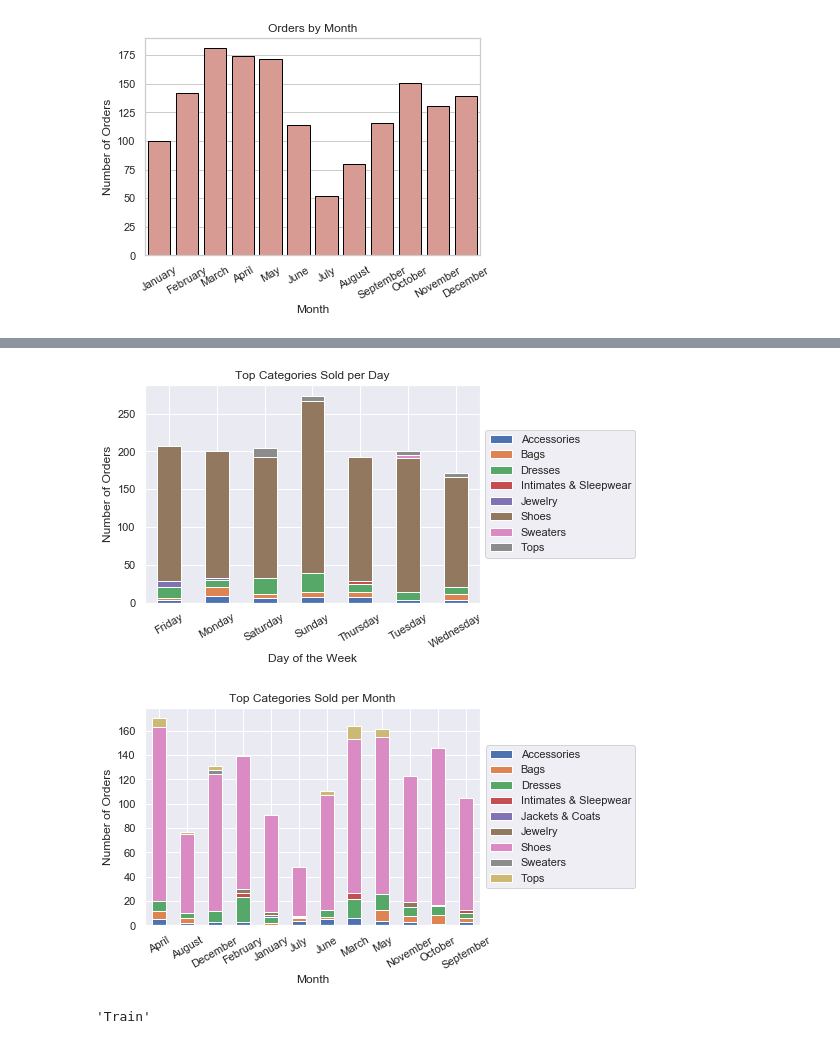
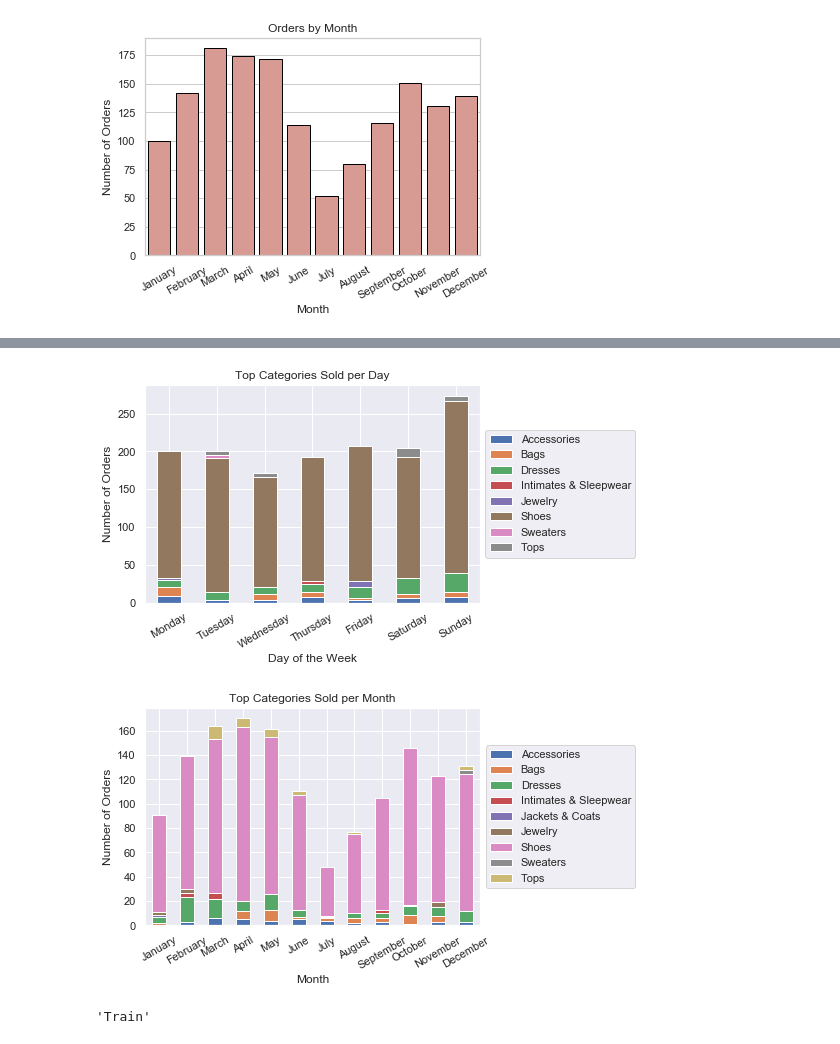
Before and after one commit to santizo54/posh-data-analytics, a Jupyter notebook: Poshmark Project.ipynb, the cells around one changed output, grey strips where cells are left out. Saved outputs shown, nothing was run; the diff lists cells and outputs as text; code cells hidden in the pictures.

```diff
--- a/Poshmark Project.ipynb
+++ b/Poshmark Project.ipynb
@@ -258,10 +266,13 @@ plt.show(); del(chart, handles, labels)
 # Compare top categories per week
 
 df2 = pd.concat([df['Category'], df['Order Date'].dt.day_name()], axis=1)
+catsD = [ 'Monday', 'Tuesday', 'Wednesday', 'Thursday', 'Friday', 'Saturday', 'Sunday']
+cat_type_D = CategoricalDtype(categories=catsD, ordered=True)
+df2['Order Date'] = df2['Order Date'].astype(cat_type_D)
 categories_by_week = pd.DataFrame(df2.groupby(['Order Date', 'Category']).size())
 categories_by_week.rename(columns={0:'count'}, inplace=True)
 g = categories_by_week['count'].groupby(level=0, group_keys=False)
-categories_by_week = pd.DataFrame(g.nlargest(5)); del(g, df2)
+categories_by_week = pd.DataFrame(g.nlargest(5)); del(g, df2, catsD, cat_type_D)
 
 sns.set(style="darkgrid", palette="deep")
 chart = categories_by_week.unstack().plot(kind='bar', stacked=True)
@@ -273,27 +284,31 @@ plt.gca().legend(loc='center left', bbox_to_anchor=(1, 0.5), labels=[i.strip("()
 chart.set_xticklabels(chart.get_xticklabels(), rotation=30)
 plt.show(); del(chart, handles, labels)
 # %% [output]
-[figure, old version]
+[figure, new version]
 # %%
 # Compare top categories per month
 
 df3 = pd.concat([df['Category'], df['Order Date'].dt.month_name()], axis=1)
+catsM = ['January', 'February', 'March', 'April', 'May', 'June',
+        'July', 'August', 'September', 'October', 'November', 'December']
+cat_type_M = CategoricalDtype(categories=catsM, ordered=True)
+df3['Order Date'] = df3['Order Date'].astype(cat_type_M)
 categories_by_month = pd.DataFrame(df3.groupby(['Order Date', 'Category']).size())
 categories_by_month.rename(columns={0:'count'}, inplace=True)
 g = categories_by_month['count'].groupby(level=0, group_keys=False)
-categories_by_month = pd.DataFrame(g.nlargest(5)); del(df3, g)
+categories_by_month = pd.DataFrame(g.nlargest(5)); del(df3, catsM, cat_type_M, g)
 
 sns.set(style="darkgrid")
 chart = categories_by_month.unstack().plot(kind='bar', stacked=True)
 plt.title('Top Categories Sold per Month')
 plt.ylabel('Number of Orders', fontsize=12)
 plt.xlabel('Month', fontsize=12)
 handles, labels = chart.get_legend_handles_labels()
 plt.gca().legend(loc='center left', bbox_to_anchor=(1, 0.5), labels=[i.strip("()").replace("count, ", "") for i in labels])
 chart.set_xticklabels(chart.get_xticklabels(), rotation=30)
 plt.show(); del(chart, handles, labels)
 # %% [output]
-[figure, old version]
+[figure, new version]
 # %%
 # Building a logistic regression model
 
```
Also changed, not shown: parts of 5 cells of this notebook.
